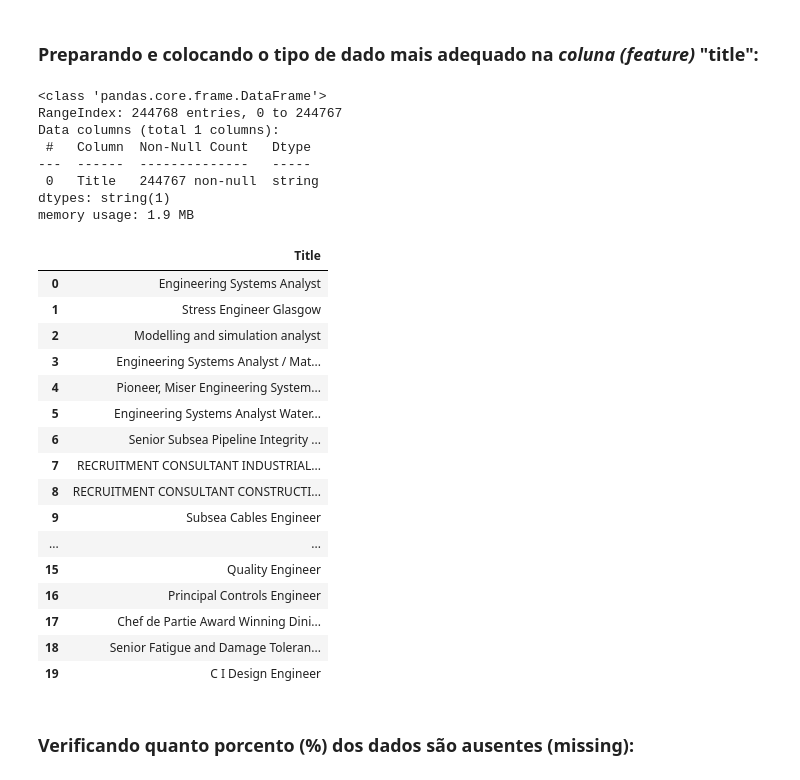
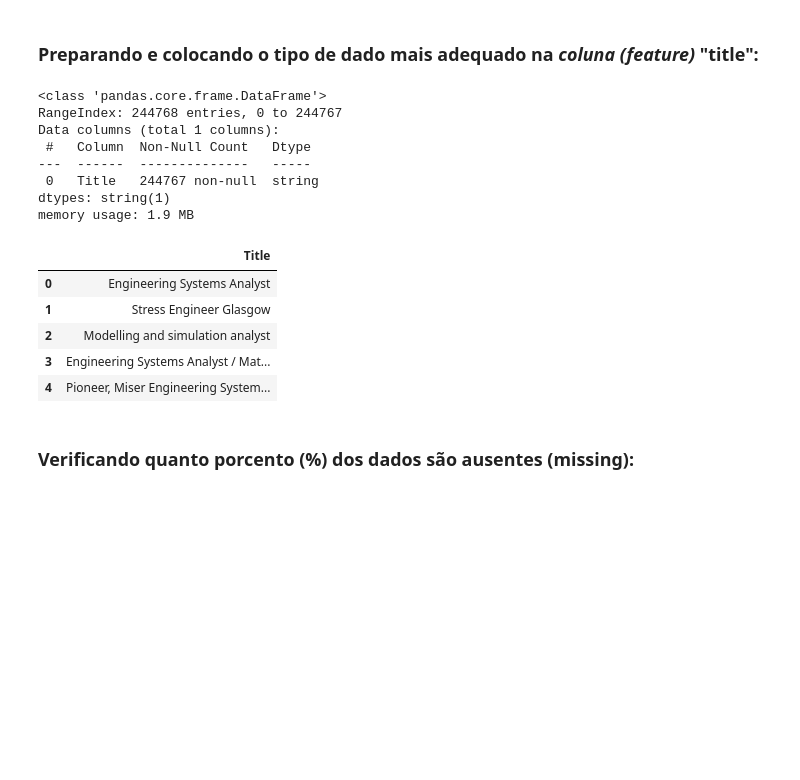
Before and after one commit to rodrigols89/jsp, a Jupyter notebook: notebooks/preprocessing.ipynb, the cells around one changed output. Saved outputs shown, nothing was run; the diff lists cells and outputs as text; code cells hidden in the pictures; blank space fills up the shorter version.

```diff
--- a/notebooks/preprocessing.ipynb
+++ b/notebooks/preprocessing.ipynb
@@ -94,36 +94,25 @@ Name: Id, dtype: int64
 # %% [markdown]
 ### Preparando e colocando o tipo de dado mais adequado na *coluna (feature)* "title":
 # %%
-df_Title = full_df[["Title"]]
+df_Title = full_df[["Title"]].copy()
 df_Title = df_Title.astype({'Title': 'string'})
 df_Title.info()
-df_Title.head(20)
+df_Title.head()
 # %% [output]
 <class 'pandas.core.frame.DataFrame'>
 RangeIndex: 244768 entries, 0 to 244767
 Data columns (total 1 columns):
  #   Column  Non-Null Count   Dtype
 ---  ------  --------------   -----
  0   Title   244767 non-null  string
 dtypes: string(1)
 memory usage: 1.9 MB
 |  | Title |
 | 0 | Engineering Systems Analyst |
 | 1 | Stress Engineer Glasgow |
 | 2 | Modelling and simulation analyst |
 | 3 | Engineering Systems Analyst / Mat... |
 | 4 | Pioneer, Miser Engineering System... |
-| 5 | Engineering Systems Analyst Water... |
-| 6 | Senior Subsea Pipeline Integrity ... |
-| 7 | RECRUITMENT CONSULTANT INDUSTRIAL... |
-| 8 | RECRUITMENT CONSULTANT CONSTRUCTI... |
-| 9 | Subsea Cables Engineer |
-| ... | ... |
-| 15 | Quality Engineer |
-| 16 | Principal Controls Engineer |
-| 17 | Chef de Partie Award Winning Dini... |
-| 18 | Senior Fatigue and Damage Toleran... |
-| 19 | C I Design Engineer |
 # %% [markdown]
 ### Verificando quanto porcento (%) dos dados são ausentes (missing):
 # %% [markdown]
```
Also changed, not shown: parts of 10 cells of this notebook.
